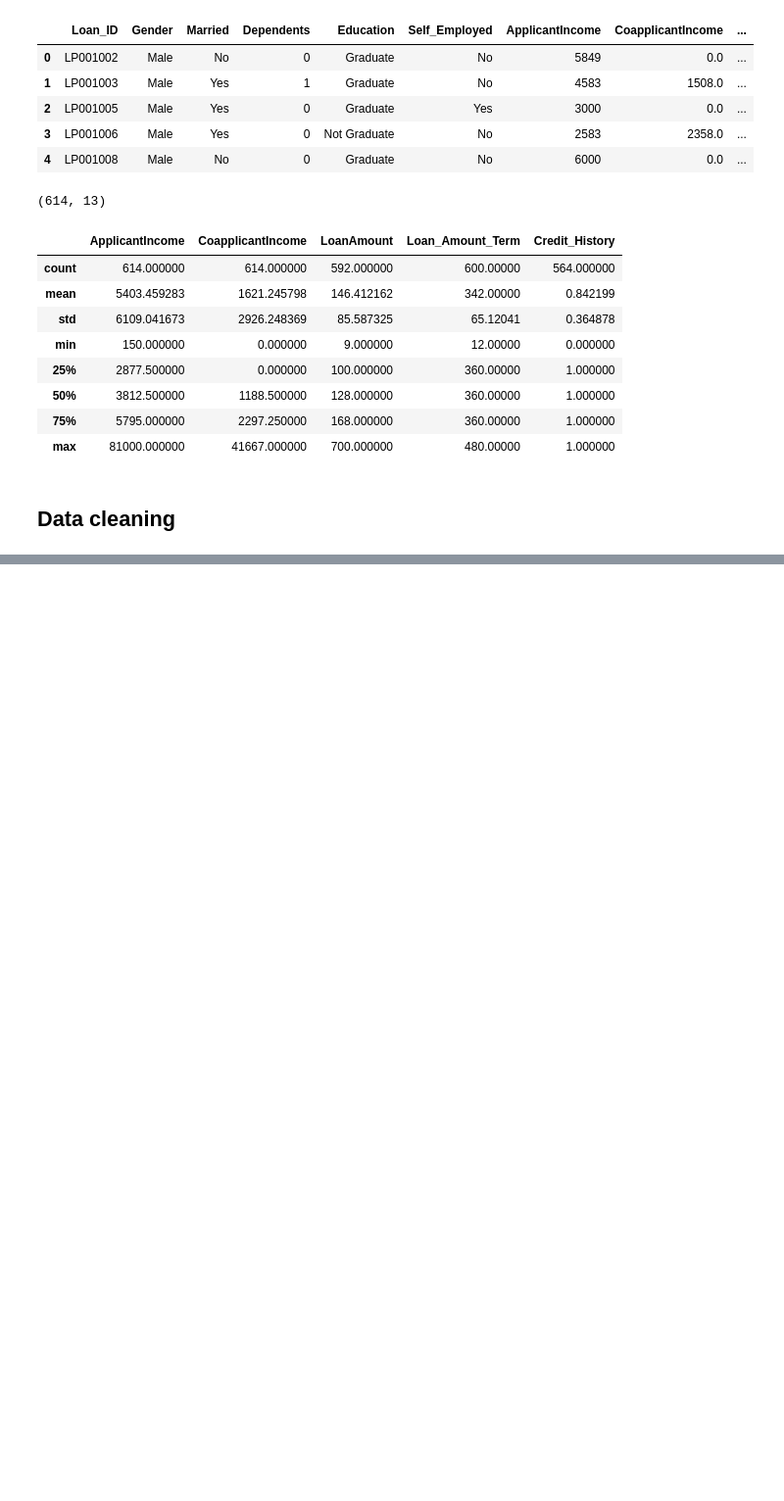
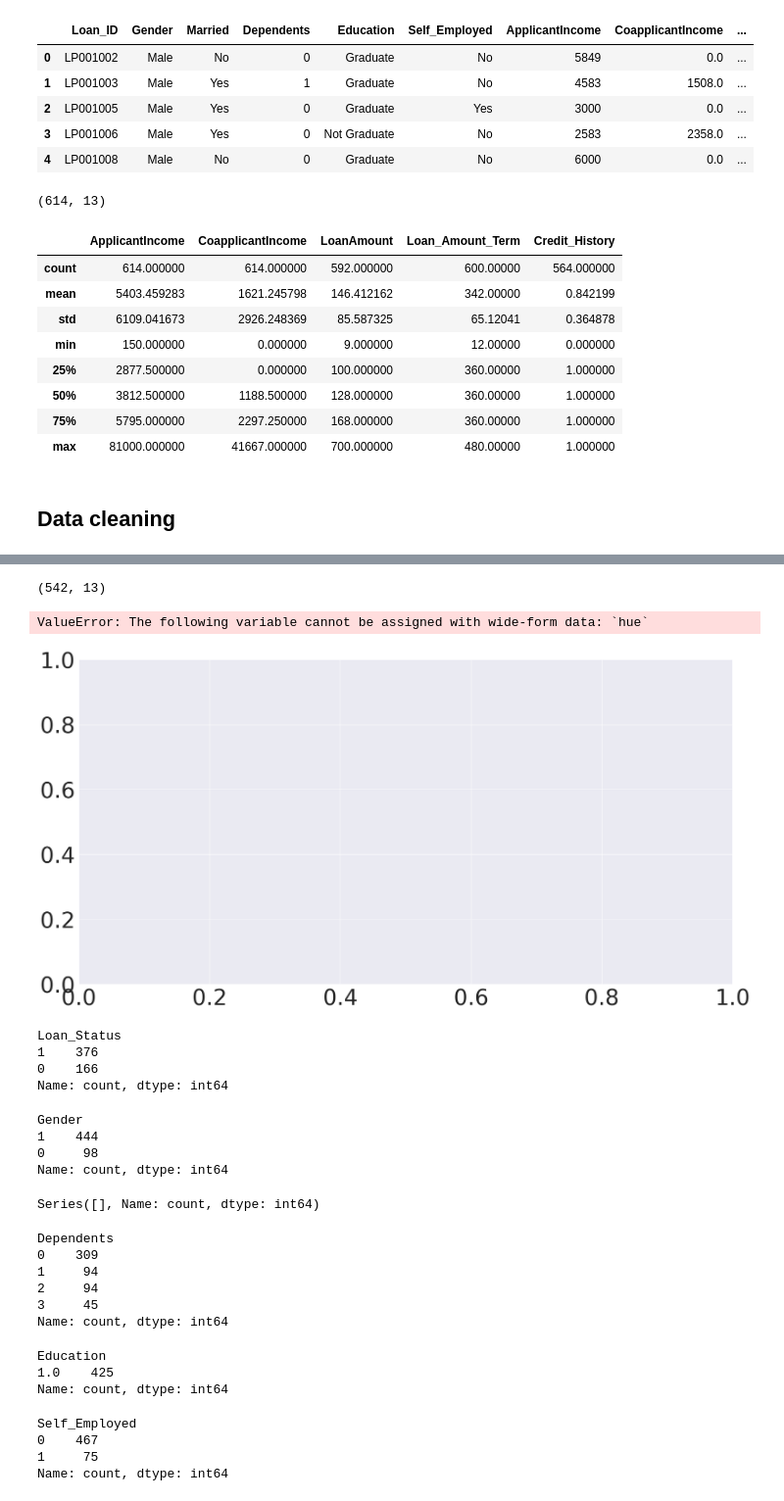
Before and after one commit to andreasoledadguerra/ML-s-models, a Jupyter notebook: LogisticRegression.ipynb, the cells around one changed output, grey strips where cells are left out. Shown: that part at 98% size. Drawn from its saved outputs; the diff is of its cells as text; code cells hidden in the pictures; blank space fills up the shorter version.

```diff
--- a/LogisticRegression.ipynb
+++ b/LogisticRegression.ipynb
@@ -49,3 +49,5 @@ df.describe()
 ## Data cleaning
 # %%
 df['LoanAmount'] = df['LoanAmount'].fillna(df['LoanAmount'].mean())
+# %%
+df['Credit_History'] = df['Credit_History'].fillna(df['Credit_History'].median())
@@ -51,0 +71,26 @@ df['LoanAmount'] = df['LoanAmount'].fillna(df['LoanAmount'].mean())
+# %%
+df.dropna(inplace=True)
+# %%
+df.shape
+# %% [output]
+(542, 13)
+# %%
+plt.figure(figsize = (100, 50))
+sns.set(font_scale = 5)
+plt.subplot(331)
+sns.countplot(df['Gender'], hue=df['Loan_Status'])
+
+plt.subplot(332)
+sns.countplot(df['Married'], hue=df['Loan_Status'])
+
+plt.subplot(333)
+sns.countplot(df['Education'], hue=df['Loan_Status'])
+
+plt.subplot(334)
+sns.countplot(df['Self_Employed'], hue=df['Loan_Status'])
+
+plt.subplot(335)
+sns.countplot(df['Property_Area'], hue=df['Loan_Status'])
+# %% [output]
+ValueError: The following variable cannot be assigned with wide-form data: `hue`
+[figure, added]
@@ -51,0 +100,45 @@ df['LoanAmount'] = df['LoanAmount'].fillna(df['LoanAmount'].mean())
+# %%
+df['Loan_Status'].value_counts()
+# %% [output]
+Loan_Status
+1    376
+0    166
+Name: count, dtype: int64
+# %%
+df.Gender=df.Gender.map({'Male':1, 'Female':0})
+df['Gender'].value_counts()
+# %% [output]
+Gender
+1    444
+0     98
+Name: count, dtype: int64
+# %%
+df.Married= df.Married.map({'Yes':1, 'No':0})
+df['Married'].value_counts()
+# %% [output]
+Series([], Name: count, dtype: int64)
+# %%
+df.Dependents= df.Dependents.map({'0':0, '1':1, '2':2, '3+':3})
+df['Dependents'].value_counts()
+# %% [output]
+Dependents
+0    309
+1     94
+2     94
+3     45
+Name: count, dtype: int64
+# %%
+df.Education= df.Education.map({'Graduate':1, 'No Graduate':0})
+df['Education'].value_counts()
+# %% [output]
+Education
+1.0    425
+Name: count, dtype: int64
+# %%
+df.Self_Employed= df.Self_Employed.map({'Yes':1, 'No':0})
+df['Self_Employed'].value_counts()
+# %% [output]
+Self_Employed
+0    467
+1     75
+Name: count, dtype: int64
```
Also changed, not shown: parts of 8 cells of this notebook.
